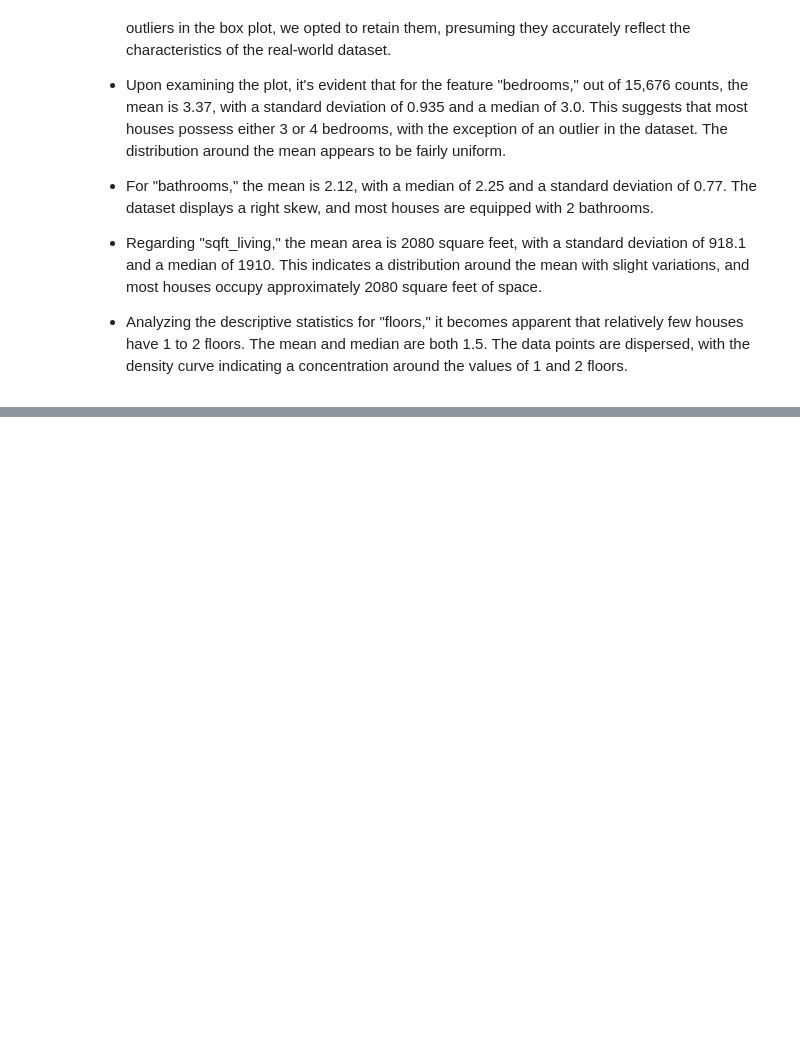
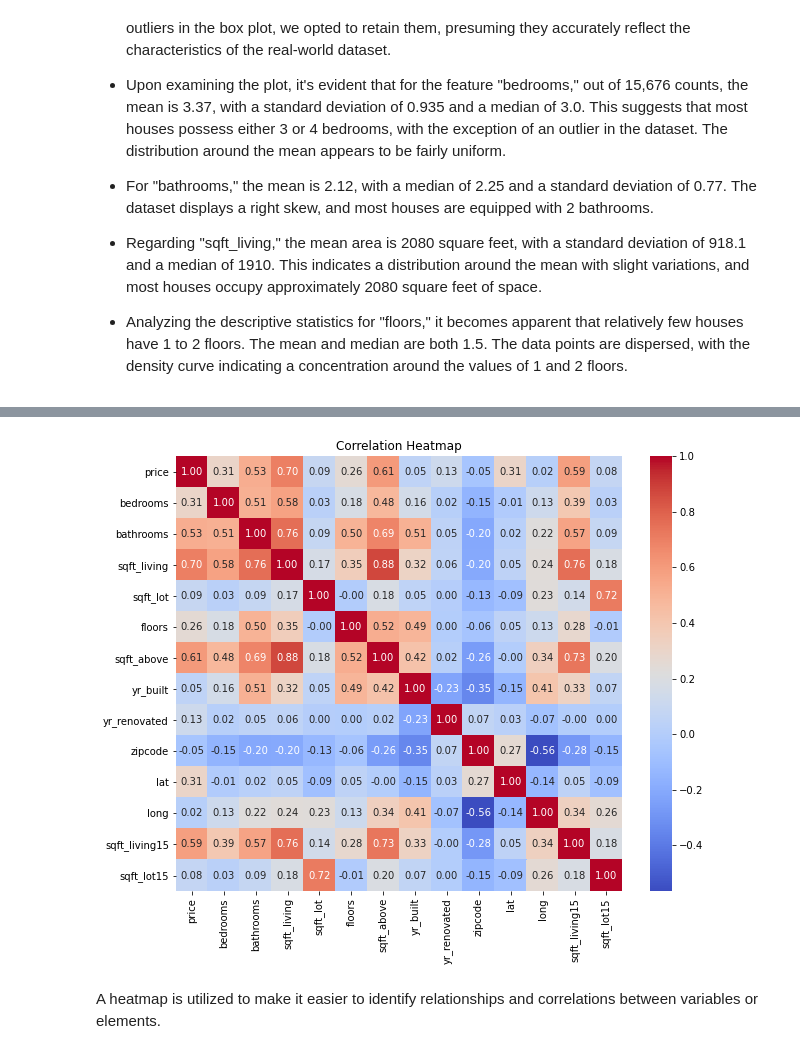
Before and after one commit to whareverrr/dsc-phase-2-project-v2-3, a Jupyter notebook: student.ipynb, the cells around one changed output, grey strips where cells are left out. Cells and saved outputs as stored; diff of their text form; code cells hidden in the pictures; blank space fills up the shorter version.

```diff
--- a/student.ipynb
+++ b/student.ipynb
@@ -381,0 +409,3 @@ dtype: float64
+# %%
+numeric_columns = df.select_dtypes(include='number').columns
+numeric_df = df[numeric_columns]
@@ -381,0 +431,12 @@ dtype: float64
+# %%
+# Creating a heatmap using seaborn
+
+
+corr_matrix = numeric_df.corr()
+fig, ax = plt.subplots(figsize=(10, 8))
+sns.heatmap(corr_matrix, annot=True, cmap='coolwarm', fmt=".2f", ax=ax)
+ax.set_title('Correlation Heatmap');
+# %% [output]
+[figure, added]
+# %% [markdown]
+A heatmap is utilized to make it easier to identify relationships and correlations between variables or elements.
```
Also changed, not shown: parts of 4 cells of this notebook.
